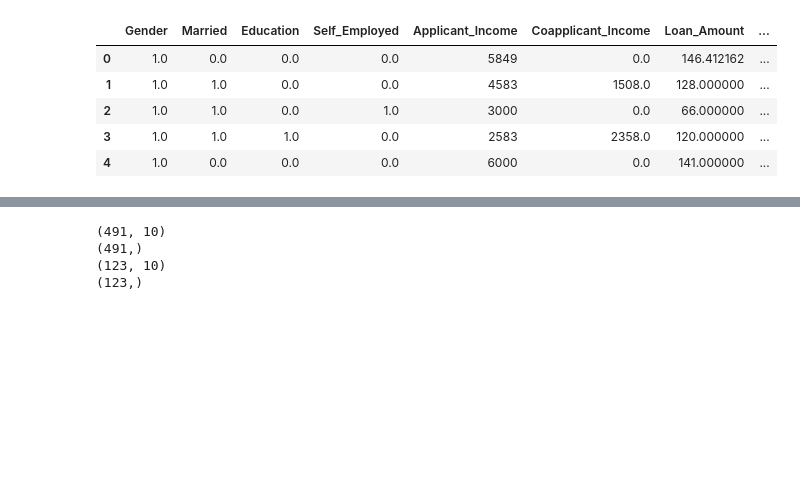
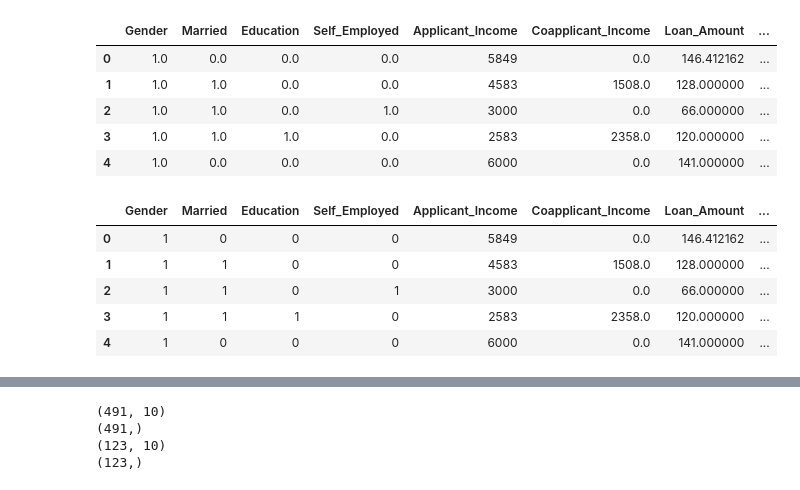
Before and after one commit to avardaan/data-science-playground, a Jupyter notebook: notebooks/loan_prediction_system.ipynb, the cells around one changed output, grey strips where cells are left out. Drawn from its saved outputs; the diff is of its cells as text; code cells hidden in the pictures; blank space fills up the shorter version.

```diff
--- a/notebooks/loan_prediction_system.ipynb
+++ b/notebooks/loan_prediction_system.ipynb
@@ -194,3 +199,11 @@ train_data.head()
 | 4 | 1.0 | 0.0 | 0.0 | 0.0 | 6000 | 0.0 | 141.000000 | ... |
 # %%
 train_data[["Gender",'Married','Education','Self_Employed','Property_Area','Loan_Status']] = train_data[["Gender",'Married','Education','Self_Employed','Property_Area','Loan_Status']].astype('int')
+train_data.head()
+# %% [output]
+|  | Gender | Married | Education | Self_Employed | Applicant_Income | Coapplicant_Income | Loan_Amount | ... |
+| 0 | 1 | 0 | 0 | 0 | 5849 | 0.0 | 146.412162 | ... |
+| 1 | 1 | 1 | 0 | 0 | 4583 | 1508.0 | 128.000000 | ... |
+| 2 | 1 | 1 | 0 | 1 | 3000 | 0.0 | 66.000000 | ... |
+| 3 | 1 | 1 | 1 | 0 | 2583 | 2358.0 | 120.000000 | ... |
+| 4 | 1 | 0 | 0 | 0 | 6000 | 0.0 | 141.000000 | ... |
```
Also changed, not shown: parts of 9 cells of this notebook, 2 other files.
